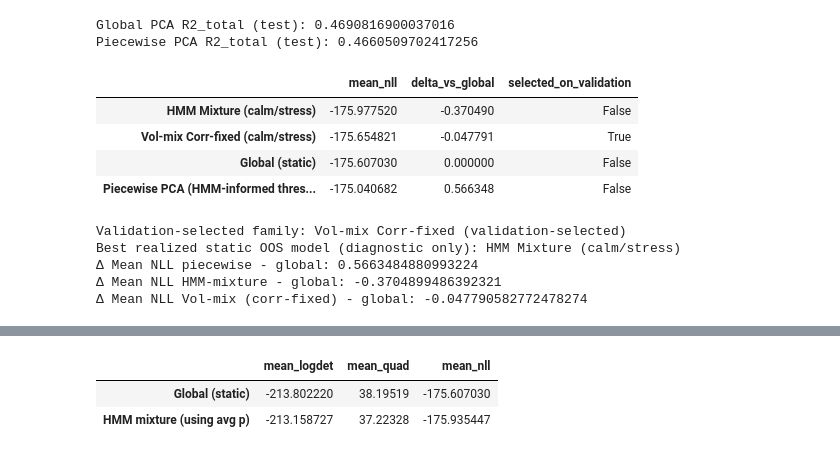
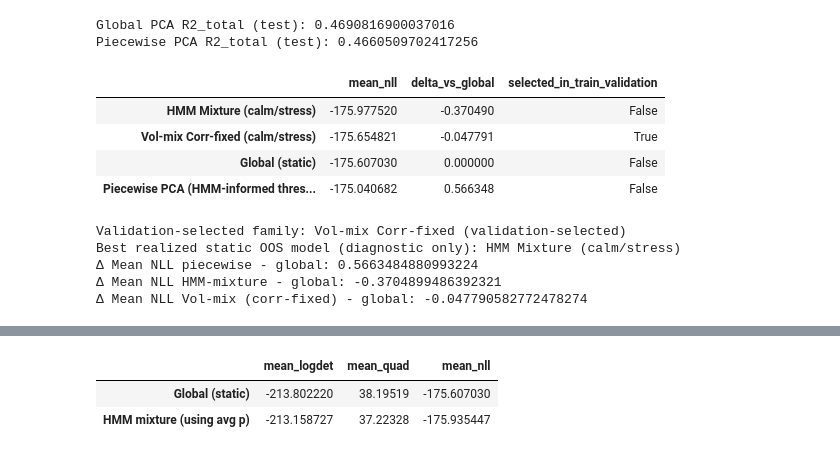
Before and after one commit to svr-L/equity-risk-modelling-regime-aware-pca, a Jupyter notebook: equity-risk-modelling-regime-aware-pca.ipynb, the cells around one changed output, grey strips where cells are left out. Cells and saved outputs as stored; diff of their text form; code cells hidden in the pictures.

```diff
--- a/equity-risk-modelling-regime-aware-pca.ipynb
+++ b/equity-risk-modelling-regime-aware-pca.ipynb
@@ -1681,35 +1675,35 @@ validation_selected_label = (
 summary = pd.DataFrame(
     {
         "mean_nll": [nll_global, nll_piecewise, nll_hmm_mix, nll_volmix],
         "delta_vs_global": [0.0, nll_piecewise - nll_global, nll_hmm_mix - nll_global, nll_volmix - nll_global],
-        "selected_on_validation": [
+        "selected_in_train_validation": [
             False,
             False,
             validation_selected_label.startswith("HMM"),
             validation_selected_label.startswith("Vol-mix"),
         ],
     },
     index=[
         "Global (static)",
         "Piecewise PCA (HMM-informed thresholds)",
         "HMM Mixture (calm/stress)",
         "Vol-mix Corr-fixed (calm/stress)",
     ],
 )
 
 summary = summary.sort_values("mean_nll")
 display(summary)
 
 static_oos_winner = summary.index[0]
 print("Validation-selected family:", validation_selected_label)
 print("Best realized static OOS model (diagnostic only):", static_oos_winner)
 
 if np.isfinite(nll_piecewise):
     print("Δ Mean NLL piecewise - global:", float(nll_piecewise - nll_global))
 print("Δ Mean NLL HMM-mixture - global:", float(nll_hmm_mix - nll_global))
 print("Δ Mean NLL Vol-mix (corr-fixed) - global:", float(nll_volmix - nll_global))
 # %% [output]
-|  | mean_nll | delta_vs_global | selected_on_validation |
+|  | mean_nll | delta_vs_global | selected_in_train_validation |
 | HMM Mixture (calm/stress) | -175.977520 | -0.370490 | False |
 | Vol-mix Corr-fixed (calm/stress) | -175.654821 | -0.047791 | True |
 | Global (static) | -175.607030 | 0.000000 | False |
```
Also changed, not shown: parts of 14 cells of this notebook.
